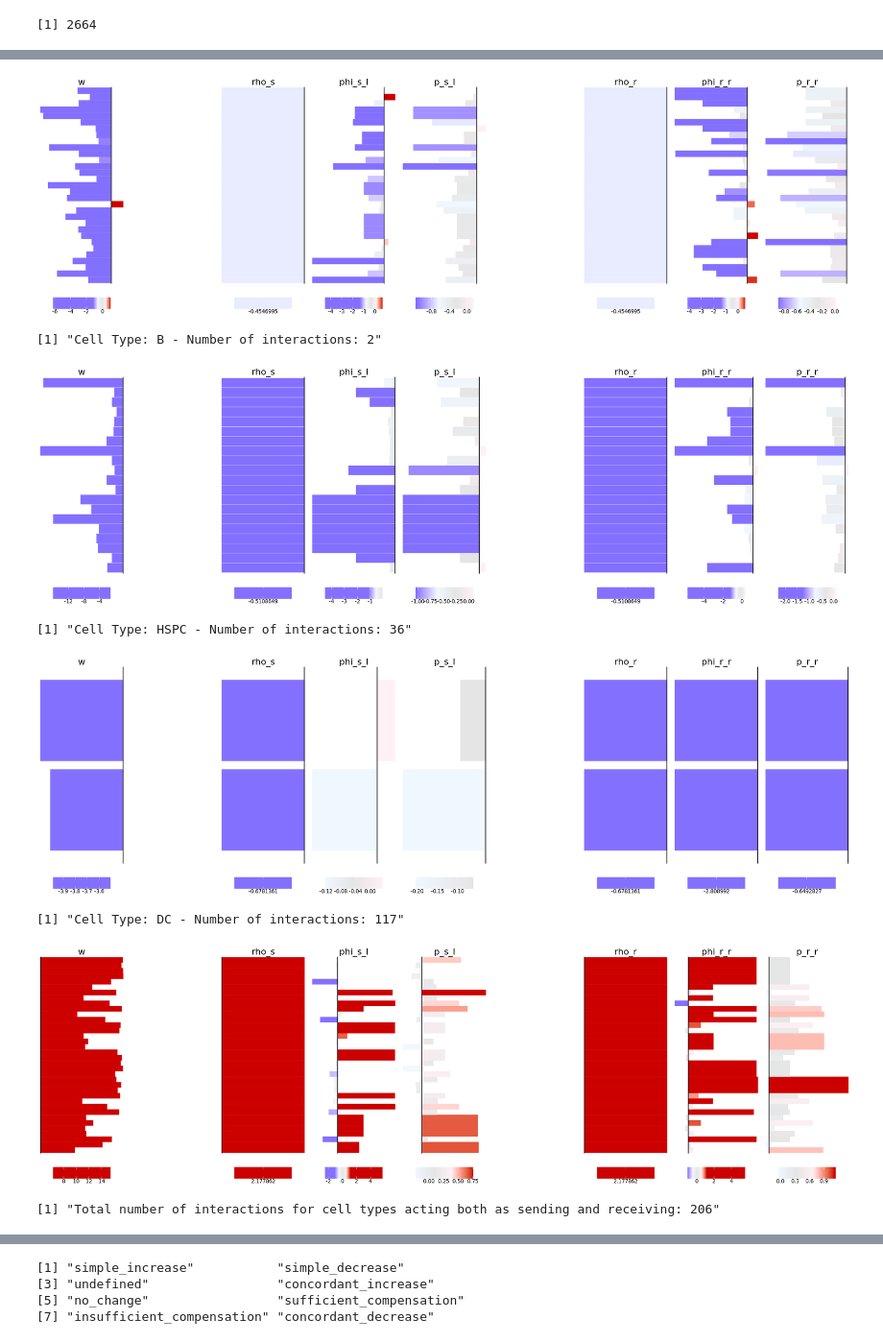
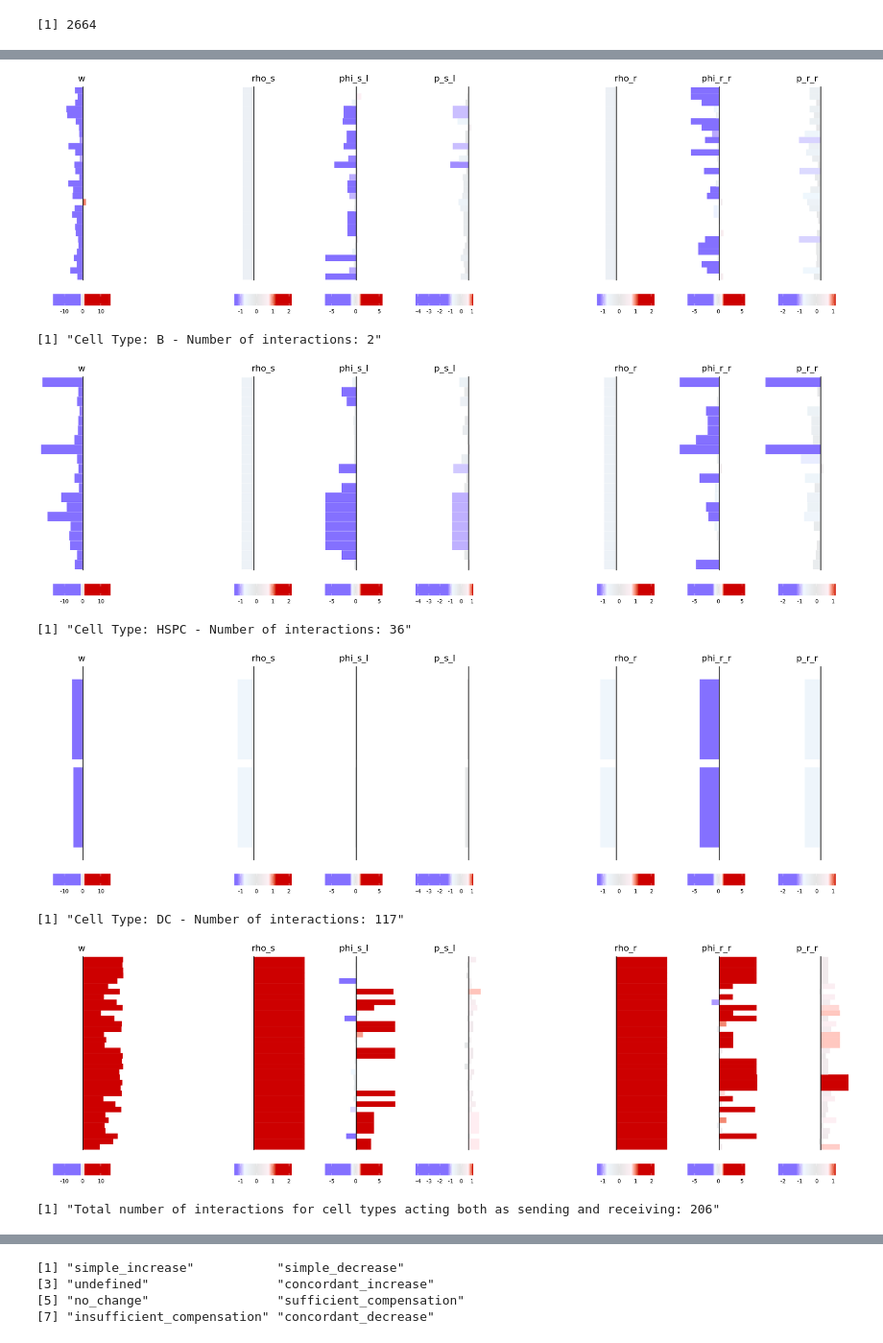
Before and after one commit to SoloveyMaria/community, a Jupyter notebook: docs/showcase_notebooks/Lasry/visualization.ipynb, the cells around one changed output, grey strips where cells are left out. Shown at 96% size. Saved outputs shown, nothing was run; the diff lists cells and outputs as text; code cells hidden in the pictures.

Commit message:
forest plots

```diff
--- a/docs/showcase_notebooks/Lasry/visualization.ipynb
+++ b/docs/showcase_notebooks/Lasry/visualization.ipynb
@@ -672,7 +692,7 @@ for(cell_type in sending_cell_types) {
                          keep_order = TRUE,
                          threshold = 1,
                          legend_title_size = 0,
-                         legend_text_size = 8
+                         legend_text_size = 8, component_lim = component_lim
                         )
     }
 }
@@ -731,7 +751,7 @@ for(cell_type in receiving_cell_types) {
                          keep_order = TRUE,
                          threshold = 1,
                          legend_title_size = 0,
-                         legend_text_size = 8
+                         legend_text_size = 8, component_lim = component_lim
                         )
     }
 }
@@ -766,37 +786,37 @@ total_interaction_count_both <- 0
 for(cell_type in both_cell_types) {
     my_anno_interactions <- interactions$anno_interactions[interactions$anno_interactions$receiving_cell_type == cell_type & interactions$anno_interactions$sending_cell_type == cell_type  & interactions$anno_interactions$interaction_ID %in% IDs, ]
 
     interaction_count <- nrow(my_anno_interactions)
 
     if(interaction_count > 0) {
         my_anno_interactions$interaction_ID <- factor(my_anno_interactions$interaction_ID, ordered = TRUE)
 
         # Add the interaction count for this cell type to the total counter
         total_interaction_count_both <- total_interaction_count_both + interaction_count
 
         print(paste("Cell Type:", cell_type, "- Number of interactions:", interaction_count))
 
         # Plotting for the current cell_type
         plot_all_forests(my_idx = rep(TRUE, interaction_count),
                          my_anno_interactions = my_anno_interactions,
                          keep_order = TRUE,
                          threshold = 1,
                          legend_title_size = 0,
-                         legend_text_size = 8
+                         legend_text_size = 8, component_lim = component_lim
                         )
     }
 }
 
 # Print the total sum of the count of all interactions at the end
 print(paste("Total number of interactions for cell types acting both as sending and receiving:", total_interaction_count_both))
 # %% [output]
 [1] "Cell Type: Mono - Number of interactions: 31"
 [1] "Cell Type: Gran - Number of interactions: 20"
-[figure, old version]
+[figure, new version]
 [1] "Cell Type: B - Number of interactions: 2"
-[figure, old version]
+[figure, new version]
 [1] "Cell Type: HSPC - Number of interactions: 36"
-[figure, old version]
+[figure, new version]
 [1] "Cell Type: DC - Number of interactions: 117"
-[figure, old version]
+[figure, new version]
 [1] "Total number of interactions for cell types acting both as sending and receiving: 206"
```
Also changed, not shown: parts of 8 cells of this notebook.
